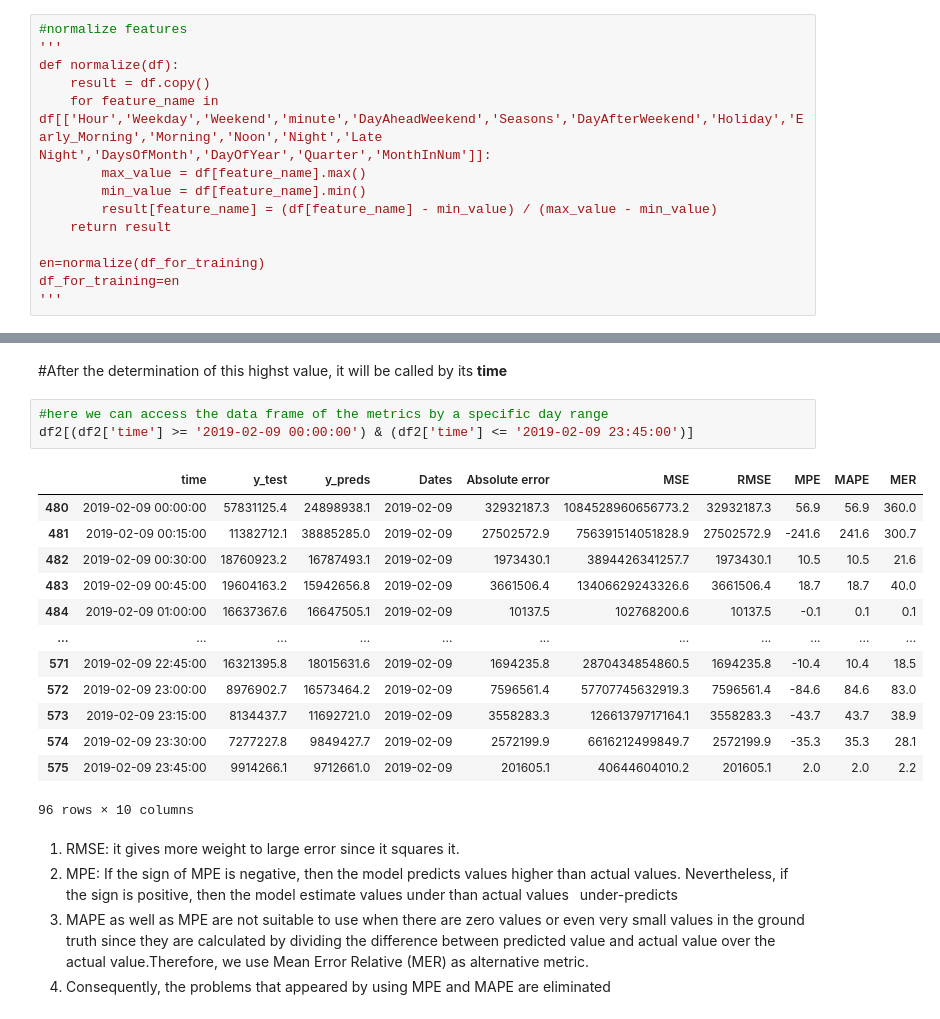
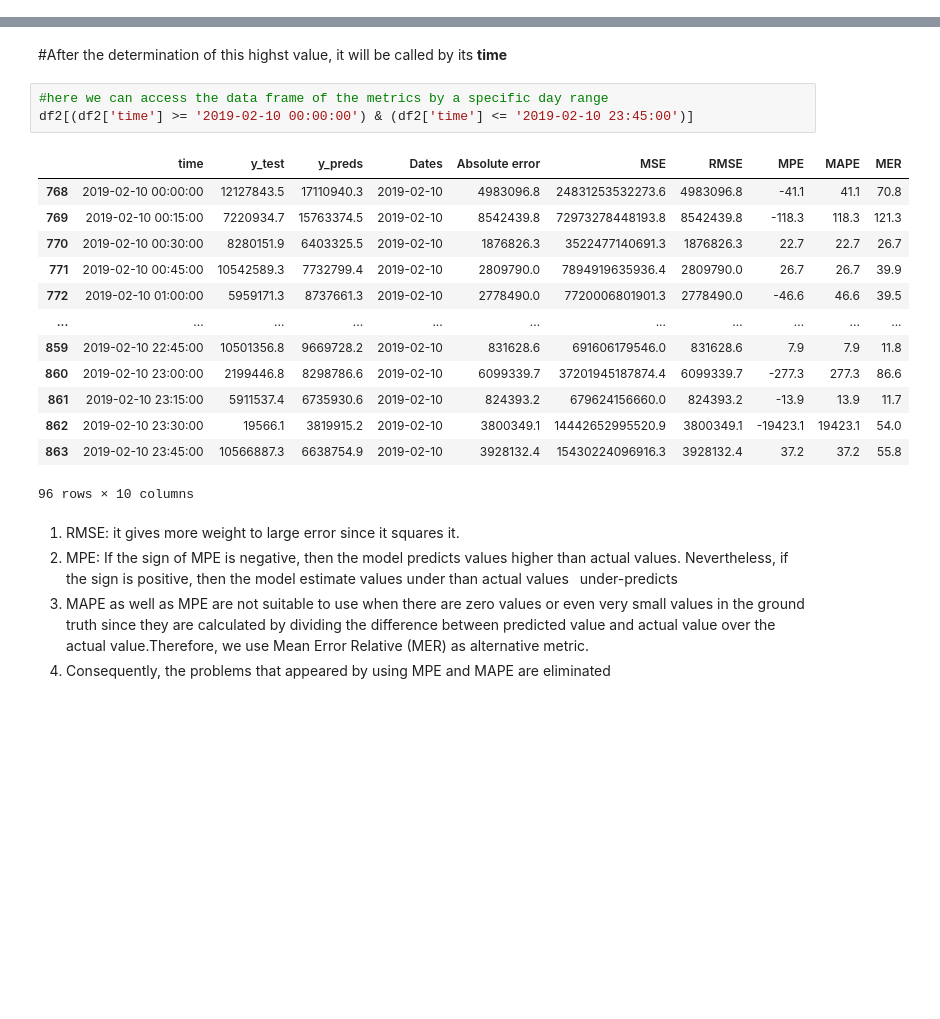
Before and after one commit to ghiathnj/impacket, a Jupyter notebook: 21_10_22.ipynb, the cells around one changed output, grey strips where cells are left out. Cells and saved outputs as stored; diff of their text form; blank space fills up the shorter version.

```diff
--- a/21_10_22.ipynb
+++ b/21_10_22.ipynb
@@ -312,17 +312,3 @@ for i in list_of_datasets:
   df_for_testing = df_for_testing.append(df_for_test_check).sort_values('time')
   df_for_training = df_for_training.append(df_for_train_check).sort_values('time')
   proportion_test =round(((df_for_testing.groupby('Weekend').size()/df_for_testing['Weekend'].count())*100).iloc[1])
-# %%
-#normalize features
-'''
-def normalize(df):
-    result = df.copy()
-    for feature_name in df[['Hour','Weekday','Weekend','minute','DayAheadWeekend','Seasons','DayAfterWeekend','Holiday','Early_Morning','Morning','Noon','Night','Late Night','DaysOfMonth','DayOfYear','Quarter','MonthInNum']]:
-        max_value = df[feature_name].max()
-        min_value = df[feature_name].min()
-        result[feature_name] = (df[feature_name] - min_value) / (max_value - min_value)
-    return result
-
-en=normalize(df_for_training)
-df_for_training=en
-'''
@@ -583,20 +595,20 @@ df2.nlargest(10, 'MER')
 #After the determination of this highst value, it will be called by its **time**
 # %%
 #here we can access the data frame of the metrics by a specific day range
-df2[(df2['time'] >= '2019-02-09 00:00:00') & (df2['time'] <= '2019-02-09 23:45:00')]
+df2[(df2['time'] >= '2019-02-10 00:00:00') & (df2['time'] <= '2019-02-10 23:45:00')]
 # %% [output]
 |  | time | y_test | y_preds | Dates | Absolute error | MSE | RMSE | MPE | MAPE | MER |
-| 480 | 2019-02-09 00:00:00 | 57831125.4 | 24898938.1 | 2019-02-09 | 32932187.3 | 1084528960656773.2 | 32932187.3 | 56.9 | 56.9 | 360.0 |
-| 481 | 2019-02-09 00:15:00 | 11382712.1 | 38885285.0 | 2019-02-09 | 27502572.9 | 756391514051828.9 | 27502572.9 | -241.6 | 241.6 | 300.7 |
-| 482 | 2019-02-09 00:30:00 | 18760923.2 | 16787493.1 | 2019-02-09 | 1973430.1 | 3894426341257.7 | 1973430.1 | 10.5 | 10.5 | 21.6 |
-| 483 | 2019-02-09 00:45:00 | 19604163.2 | 15942656.8 | 2019-02-09 | 3661506.4 | 13406629243326.6 | 3661506.4 | 18.7 | 18.7 | 40.0 |
-| 484 | 2019-02-09 01:00:00 | 16637367.6 | 16647505.1 | 2019-02-09 | 10137.5 | 102768200.6 | 10137.5 | -0.1 | 0.1 | 0.1 |
+| 768 | 2019-02-10 00:00:00 | 12127843.5 | 17110940.3 | 2019-02-10 | 4983096.8 | 24831253532273.6 | 4983096.8 | -41.1 | 41.1 | 70.8 |
+| 769 | 2019-02-10 00:15:00 | 7220934.7 | 15763374.5 | 2019-02-10 | 8542439.8 | 72973278448193.8 | 8542439.8 | -118.3 | 118.3 | 121.3 |
+| 770 | 2019-02-10 00:30:00 | 8280151.9 | 6403325.5 | 2019-02-10 | 1876826.3 | 3522477140691.3 | 1876826.3 | 22.7 | 22.7 | 26.7 |
+| 771 | 2019-02-10 00:45:00 | 10542589.3 | 7732799.4 | 2019-02-10 | 2809790.0 | 7894919635936.4 | 2809790.0 | 26.7 | 26.7 | 39.9 |
+| 772 | 2019-02-10 01:00:00 | 5959171.3 | 8737661.3 | 2019-02-10 | 2778490.0 | 7720006801901.3 | 2778490.0 | -46.6 | 46.6 | 39.5 |
 | ... | ... | ... | ... | ... | ... | ... | ... | ... | ... | ... |
-| 571 | 2019-02-09 22:45:00 | 16321395.8 | 18015631.6 | 2019-02-09 | 1694235.8 | 2870434854860.5 | 1694235.8 | -10.4 | 10.4 | 18.5 |
-| 572 | 2019-02-09 23:00:00 | 8976902.7 | 16573464.2 | 2019-02-09 | 7596561.4 | 57707745632919.3 | 7596561.4 | -84.6 | 84.6 | 83.0 |
-| 573 | 2019-02-09 23:15:00 | 8134437.7 | 11692721.0 | 2019-02-09 | 3558283.3 | 12661379717164.1 | 3558283.3 | -43.7 | 43.7 | 38.9 |
-| 574 | 2019-02-09 23:30:00 | 7277227.8 | 9849427.7 | 2019-02-09 | 2572199.9 | 6616212499849.7 | 2572199.9 | -35.3 | 35.3 | 28.1 |
-| 575 | 2019-02-09 23:45:00 | 9914266.1 | 9712661.0 | 2019-02-09 | 201605.1 | 40644604010.2 | 201605.1 | 2.0 | 2.0 | 2.2 |
+| 859 | 2019-02-10 22:45:00 | 10501356.8 | 9669728.2 | 2019-02-10 | 831628.6 | 691606179546.0 | 831628.6 | 7.9 | 7.9 | 11.8 |
+| 860 | 2019-02-10 23:00:00 | 2199446.8 | 8298786.6 | 2019-02-10 | 6099339.7 | 37201945187874.4 | 6099339.7 | -277.3 | 277.3 | 86.6 |
+| 861 | 2019-02-10 23:15:00 | 5911537.4 | 6735930.6 | 2019-02-10 | 824393.2 | 679624156660.0 | 824393.2 | -13.9 | 13.9 | 11.7 |
+| 862 | 2019-02-10 23:30:00 | 19566.1 | 3819915.2 | 2019-02-10 | 3800349.1 | 14442652995520.9 | 3800349.1 | -19423.1 | 19423.1 | 54.0 |
+| 863 | 2019-02-10 23:45:00 | 10566887.3 | 6638754.9 | 2019-02-10 | 3928132.4 | 15430224096916.3 | 3928132.4 | 37.2 | 37.2 | 55.8 |
 96 rows × 10 columns
 # %% [markdown]
 1. RMSE: it gives more weight to large error since it squares it.
```
Also changed, not shown: parts of 13 cells of this notebook.
